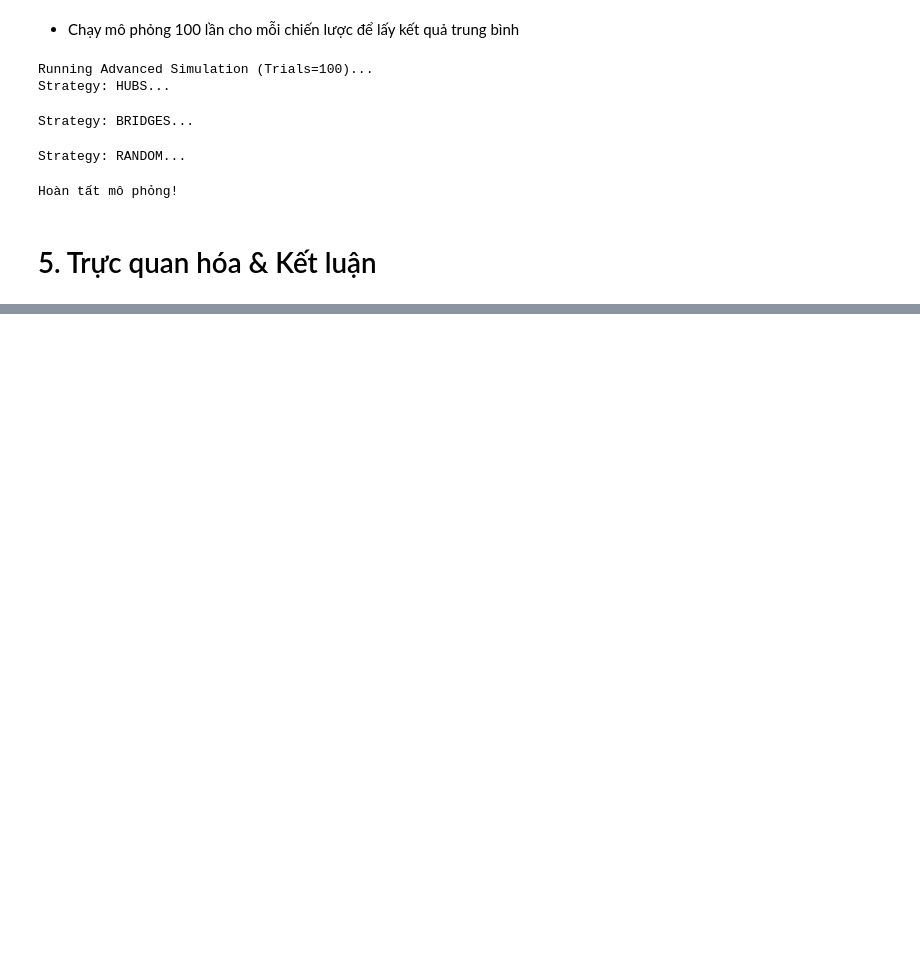
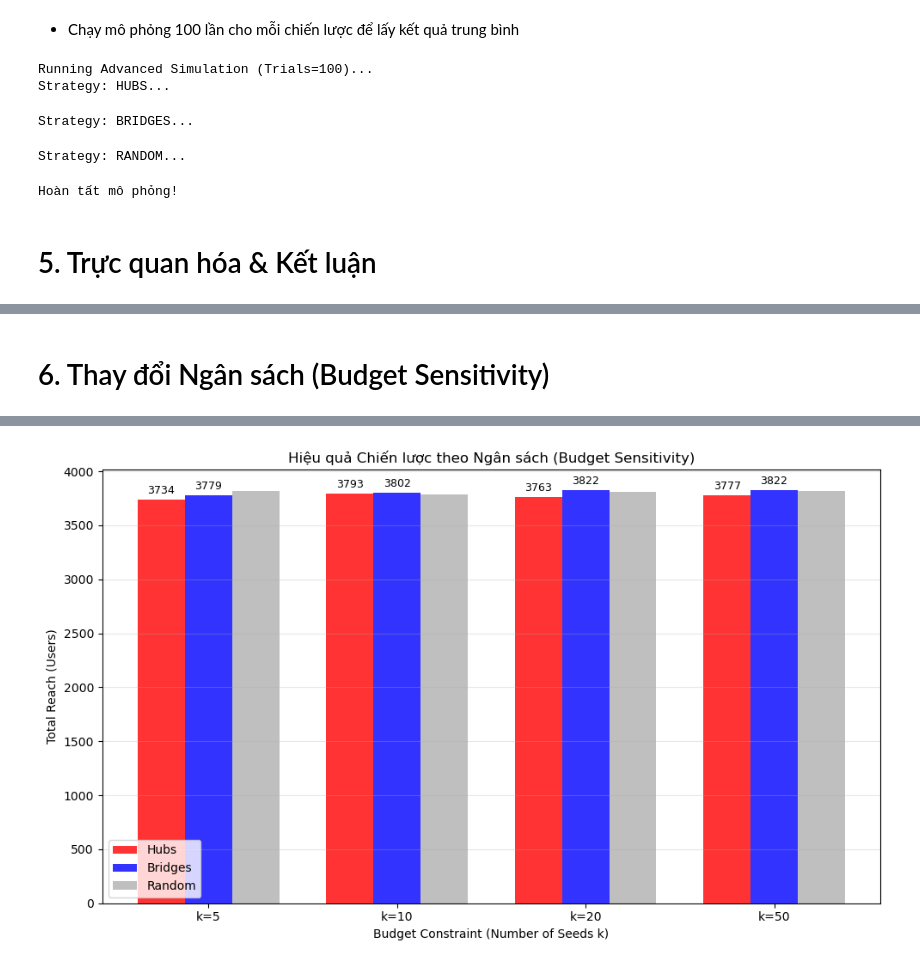
Before and after one commit to cuonghqdev/IS353, a Jupyter notebook: Source code/5.Simulation & Strategy Battle.ipynb, the cells around one changed output, grey strips where cells are left out. Cells and saved outputs as stored; diff of their text form; code cells hidden in the pictures; blank space fills up the shorter version.

```diff
--- a/Source code/5.Simulation & Strategy Battle.ipynb
+++ b/Source code/5.Simulation & Strategy Battle.ipynb
@@ -289,0 +379,78 @@ RANDOM     | 3805            | 15.8 /16        | 98.50%
+# %% [markdown]
+# 6. Thay đổi Ngân sách (Budget Sensitivity)
+# %%
+# Mục tiêu: Trả lời câu hỏi "Nếu ngân sách ít (k=5) hoặc nhiều (k=50) thì chọn ai?"
+
+print("\n--- PHÂN TÍCH KỊCH BẢN NGÂN SÁCH (BUDGET SCENARIOS) ---")
+
+# 1. Định nghĩa các kịch bản ngân sách
+budgets = [5, 10, 20, 50]
+results_budget = {'Hubs': [], 'Bridges': [], 'Random': []}
+
+# 2. Chạy vòng lặp kiểm tra từng mức ngân sách
+for k in budgets:
+    print(f"Running simulation for Budget k = {k}...")
+
+    # Lấy hạt giống tương ứng với k
+    seeds_h = df_roles.sort_values('DegreeCentrality', ascending=False).head(k)['NodeID'].tolist()
+    seeds_b = df_roles.sort_values('Betweenness', ascending=False).head(k)['NodeID'].tolist()
+    seeds_r = df_roles.sample(k)['NodeID'].tolist() # Random thay đổi mỗi lần nhưng lấy mẫu đại diện
+
+    # Chạy Monte Carlo
+    # Lưu ý: Hàm run_advanced_sir trả về (history_reach, history_comm)
+    # Ta lấy giá trị cuối cùng [-1]
+
+    def get_final_reach(seeds):
+        reaches = []
+        for _ in range(20): # Monte Carlo nhỏ
+            h_reach, _ = run_advanced_sir(G_clean, seeds, partition, beta=0.05, gamma=0.1, max_steps=50)
+            reaches.append(h_reach[-1])
+        return np.mean(reaches)
+
+    results_budget['Hubs'].append(get_final_reach(seeds_h))
+    results_budget['Bridges'].append(get_final_reach(seeds_b))
+    results_budget['Random'].append(get_final_reach(seeds_r))
+
+# 3. Vẽ biểu đồ so sánh (Grouped Bar Chart)
+x = np.arange(len(budgets))
+width = 0.25
+
+fig, ax = plt.subplots(figsize=(10, 6))
+rects1 = ax.bar(x - width, results_budget['Hubs'], width, label='Hubs', color='red', alpha=0.8)
+rects2 = ax.bar(x, results_budget['Bridges'], width, label='Bridges', color='blue', alpha=0.8)
+rects3 = ax.bar(x + width, results_budget['Random'], width, label='Random', color='gray', alpha=0.5)
+
+ax.set_ylabel('Total Reach (Users)')
+ax.set_xlabel('Budget Constraint (Number of Seeds k)')
+ax.set_title('Hiệu quả Chiến lược theo Ngân sách (Budget Sensitivity)')
+ax.set_xticks(x)
+ax.set_xticklabels([f'k={k}' for k in budgets])
+ax.legend()
+ax.grid(axis='y', alpha=0.3)
+
+# Hàm thêm nhãn số liệu lên cột
+def autolabel(rects):
+    for rect in rects:
+        height = rect.get_height()
+        ax.annotate(f'{height:.0f}',
+                    xy=(rect.get_x() + rect.get_width() / 2, height),
+                    xytext=(0, 3),  # 3 points vertical offset
+                    textcoords="offset points",
+                    ha='center', va='bottom', fontsize=9)
+
+autolabel(rects1)
+autolabel(rects2)
+
+plt.tight_layout()
+plt.show()
+
+# 4. In bảng nhận xét tự động
+print("\n--- TỔNG KẾT KỊCH BẢN ---")
+for i, k in enumerate(budgets):
+    gap = results_budget['Bridges'][i] - results_budget['Hubs'][i]
+    winner = "BRIDGES" if gap > 0 else "HUBS"
+    print(f"Kịch bản k={k:<2}: {winner} thắng (Chênh lệch: {abs(gap):.1f} người)")
+
+    if k == 50 and gap > 0:
+        print("   -> Nhận xét: Ở ngân sách lớn, Hubs bị bão hòa (chồng lấn bạn bè), Bridges càng phát huy tác dụng mở rộng.")
+# %% [output]
@@ -289,0 +462 @@ RANDOM     | 3805            | 15.8 /16        | 98.50%
+[figure, added]
```
Also changed, not shown: parts of 5 cells of this notebook, 1 other file.
